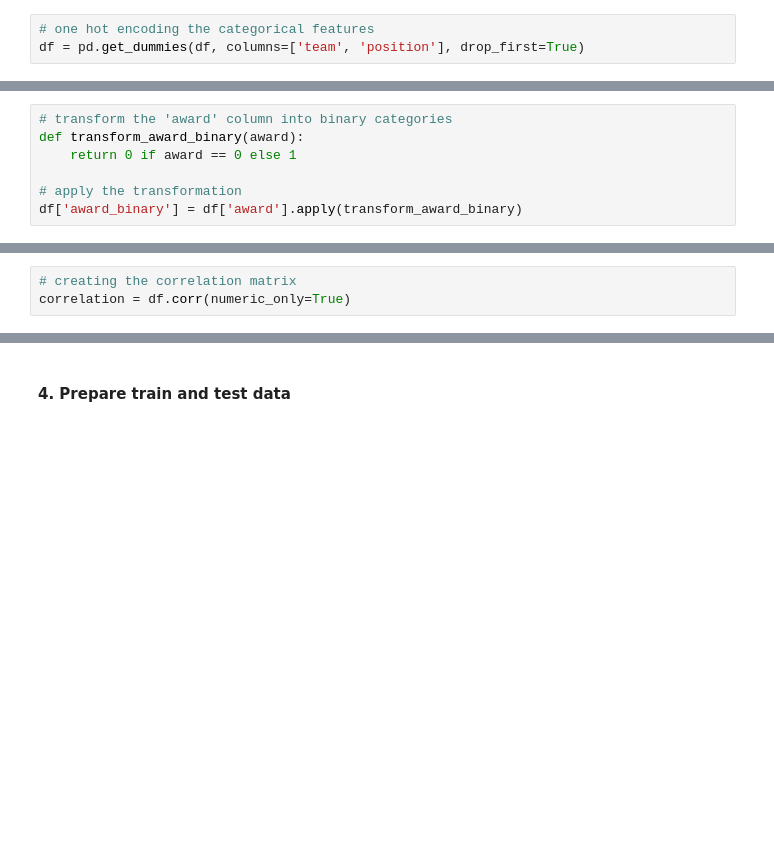
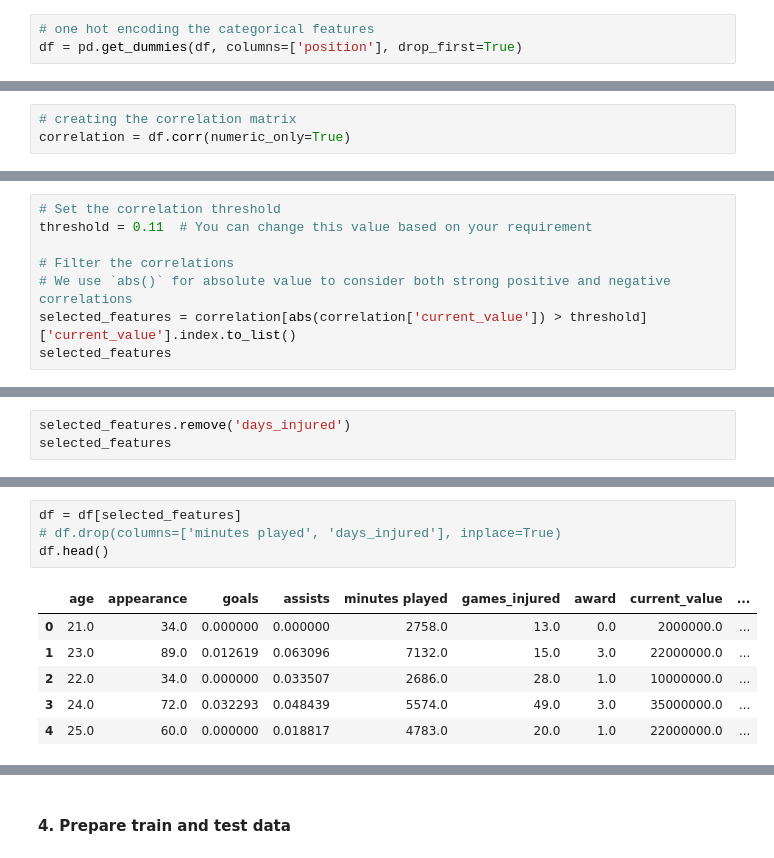
Before and after one commit to SalmanGassem/Usecase-7, a Jupyter notebook: SVM-(Salman Gassem).ipynb, the cells around one changed output, grey strips where cells are left out. Saved outputs shown, nothing was run; the diff lists cells and outputs as text; blank space fills up the shorter version.

```diff
--- a/SVM-(Salman Gassem).ipynb
+++ b/SVM-(Salman Gassem).ipynb
@@ -148,6 +258,6 @@ df.shape
 # %%
 # one hot encoding the categorical features
-df = pd.get_dummies(df, columns=['team', 'position'], drop_first=True)
+df = pd.get_dummies(df, columns=['position'], drop_first=True)
 # %%
 df.shape
 # %% [output]
@@ -166,10 +272,3 @@ df.head(2)
-# %%
-# transform the 'award' column into binary categories
-def transform_award_binary(award):
-    return 0 if award == 0 else 1
-
-# apply the transformation
-df['award_binary'] = df['award'].apply(transform_award_binary)
 # %% [markdown]
 #### 3. Feature selection
 # %% [markdown]
@@ -197,0 +302,8 @@ Name: award_binary, Length: 402, dtype: float64
+# %%
+# Set the correlation threshold
+threshold = 0.11  # You can change this value based on your requirement
+
+# Filter the correlations
+# We use `abs()` for absolute value to consider both strong positive and negative correlations
+selected_features = correlation[abs(correlation['current_value']) > threshold]['current_value'].index.to_list()
+selected_features
@@ -197,0 +321,3 @@ Name: award_binary, Length: 402, dtype: float64
+# %%
+selected_features.remove('days_injured')
+selected_features
@@ -197,0 +334,11 @@ Name: award_binary, Length: 402, dtype: float64
+# %%
+df = df[selected_features]
+# df.drop(columns=['minutes played', 'days_injured'], inplace=True)
+df.head()
+# %% [output]
+|  | age | appearance | goals | assists | minutes played | games_injured | award | current_value | ... |
+| 0 | 21.0 | 34.0 | 0.000000 | 0.000000 | 2758.0 | 13.0 | 0.0 | 2000000.0 | ... |
+| 1 | 23.0 | 89.0 | 0.012619 | 0.063096 | 7132.0 | 15.0 | 3.0 | 22000000.0 | ... |
+| 2 | 22.0 | 34.0 | 0.000000 | 0.033507 | 2686.0 | 28.0 | 1.0 | 10000000.0 | ... |
+| 3 | 24.0 | 72.0 | 0.032293 | 0.048439 | 5574.0 | 49.0 | 3.0 | 35000000.0 | ... |
+| 4 | 25.0 | 60.0 | 0.000000 | 0.018817 | 4783.0 | 20.0 | 1.0 | 22000000.0 | ... |
```
Also changed, not shown: parts of 44 cells of this notebook.
